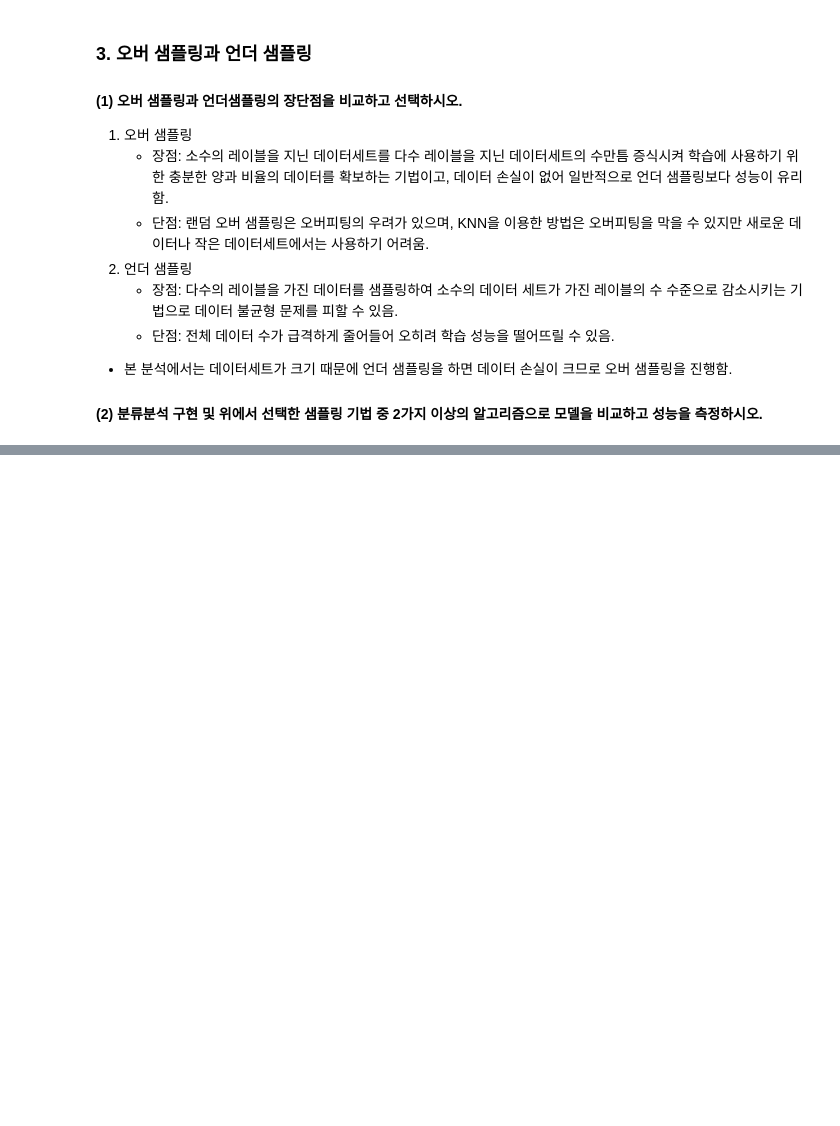
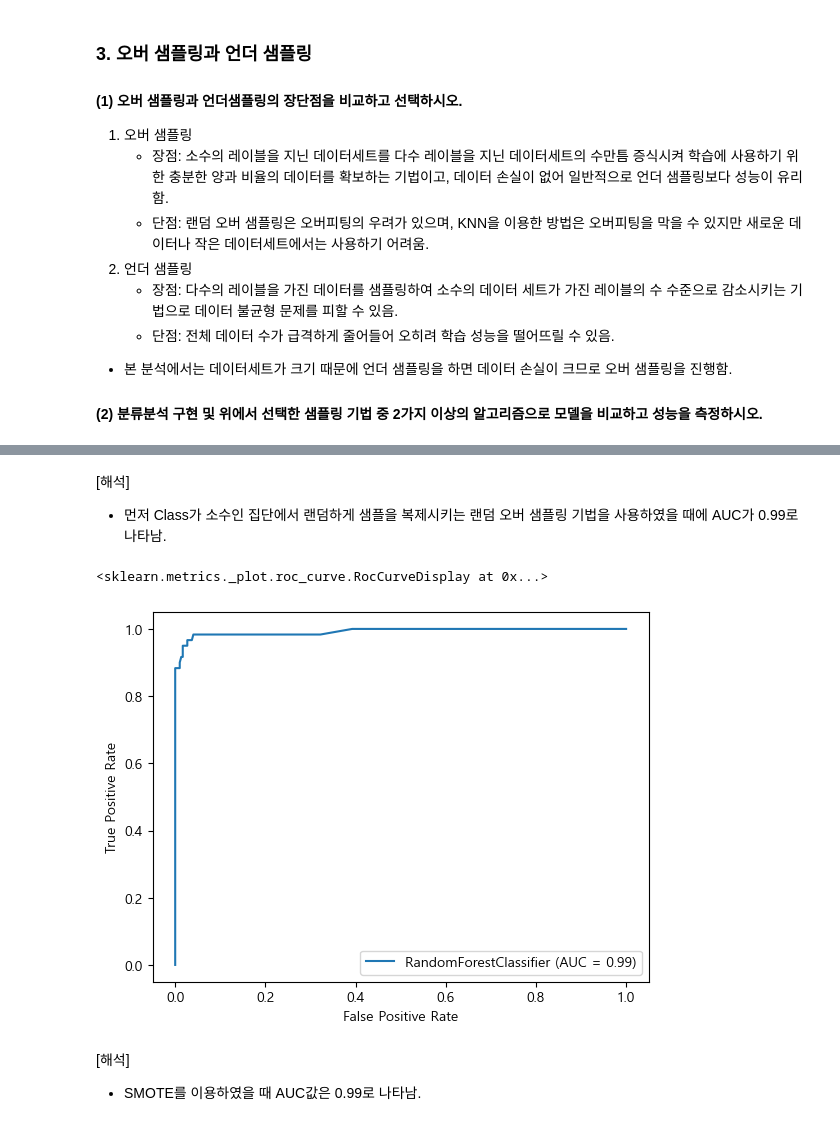
Before and after one commit to Park-Young-Bin/ADP_code, a Jupyter notebook: 제5회 기출동형 모의고사.ipynb, the cells around one changed output, grey strips where cells are left out. Drawn from its saved outputs; the diff is of its cells as text; code cells hidden in the pictures; blank space fills up the shorter version.

```diff
--- a/제5회 기출동형 모의고사.ipynb
+++ b/제5회 기출동형 모의고사.ipynb
@@ -175,0 +196,17 @@ print('주성분 9개로 축소할 시 분산설명력 :', pca.explained_varianc
+# %% [markdown]
+[해석]
+- 먼저 Class가 소수인 집단에서 랜덤하게 샘플을 복제시키는 랜덤 오버 샘플링 기법을 사용하였을 때에 AUC가 0.99로 나타남.
+# %%
+## 1. SMOTE
+from imblearn.over_sampling import SMOTE
+smote = SMOTE(random_state=2020)
+X_train_sm, y_train_sm = smote.fit_resample(X_train,y_train)
+clf_sm = RandomForestClassifier(random_state=2020)
+clf_sm.fit(X_train_sm, y_train_sm)
+plot_roc_curve(clf_sm, X_test, y_test)
+# %% [output]
+<sklearn.metrics._plot.roc_curve.RocCurveDisplay at 0x...>
+[figure, added]
+# %% [markdown]
+[해석]
+- SMOTE를 이용하였을 때 AUC값은 0.99로 나타남.
```
Also changed, not shown: parts of 18 cells of this notebook.
